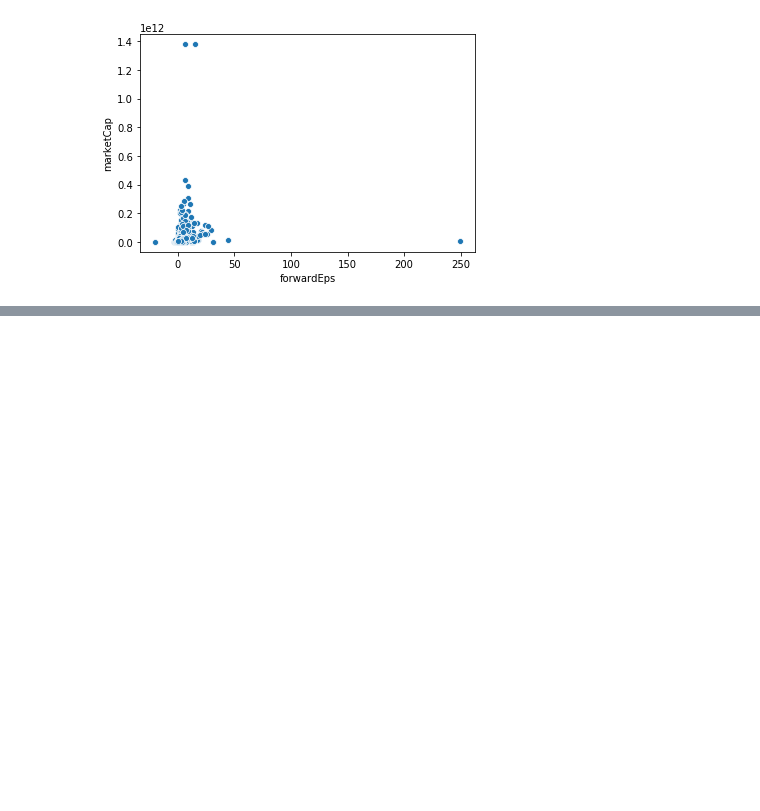
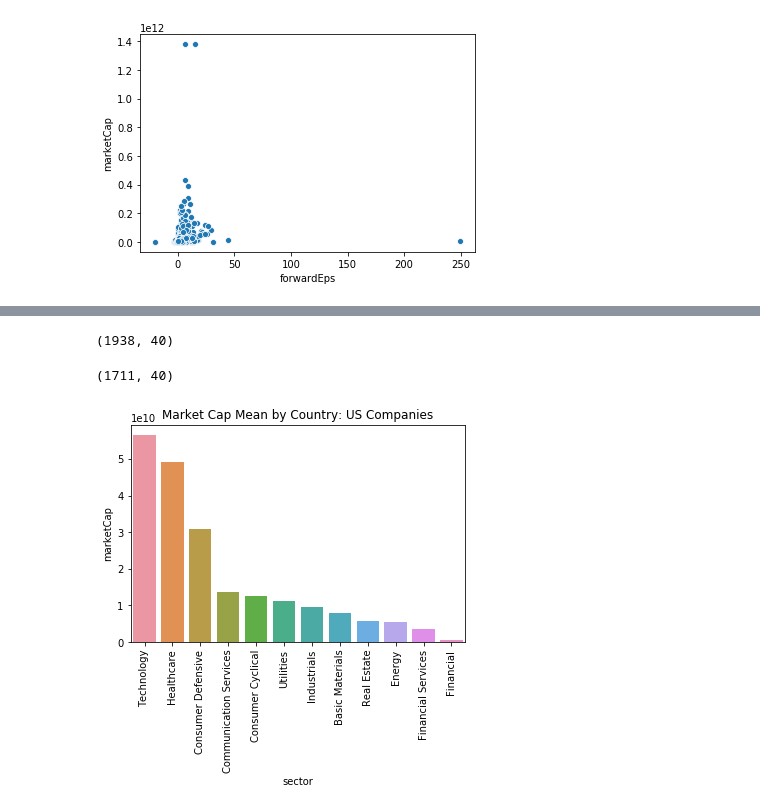
Before and after one commit to ipatel467/Stock-Market-Analysis, a Jupyter notebook: StocksP2.ipynb, the cells around one changed output, grey strips where cells are left out. Drawn from its saved outputs; the diff is of its cells as text; code cells hidden in the pictures; blank space fills up the shorter version.

```diff
--- a/StocksP2.ipynb
+++ b/StocksP2.ipynb
@@ -603,0 +617,20 @@ sns.scatterplot(data = large, x = 'forwardEps', y = 'marketCap');
+# %%
+div_df.shape
+# %% [output]
+(1938, 40)
+# %%
+us_stocks = div_df[div_df['country'] == 'United States']
+# %%
+us_stocks.shape
+# %% [output]
+(1711, 40)
+# %%
+us_mm = us_stocks.groupby('sector').agg({'marketCap':'mean'}).reset_index()
+# %%
+us_mm = us_mm.sort_values(by = 'marketCap', ascending=False)
+# %%
+sns.barplot(x=us_mm['sector'], y= us_mm['marketCap']);
+plt.xticks(rotation=90);
+plt.title('Market Cap Mean by Country: US Companies');
+# %% [output]
+[figure, added]
```
Also changed, not shown: parts of 19 cells of this notebook.
